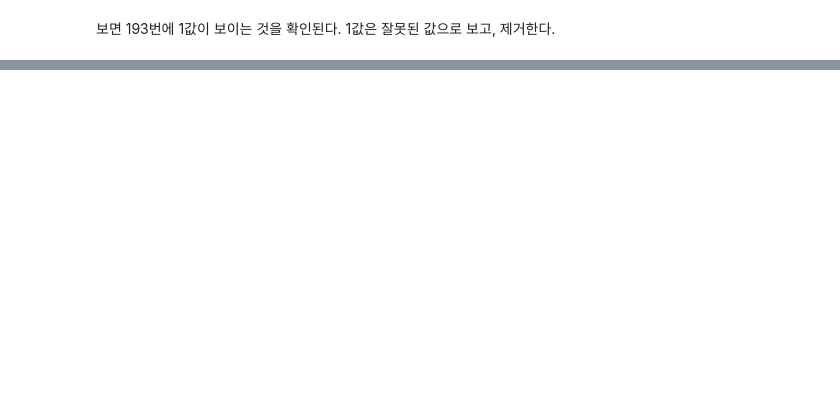
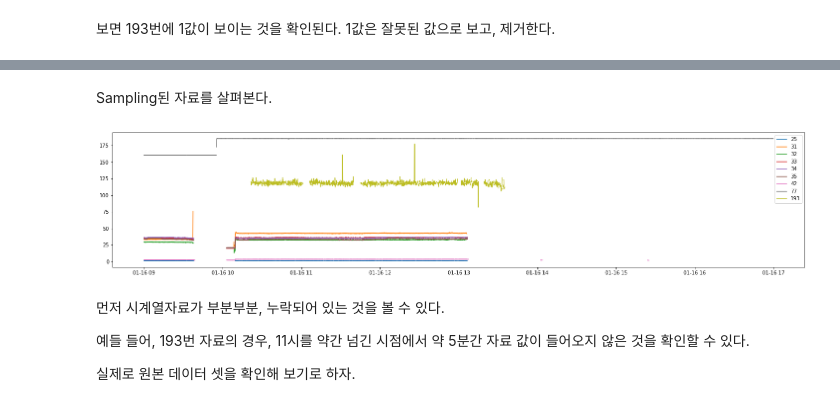
Before and after one commit to kpyopark/sample_iot_tags, a Jupyter notebook: raw_dataset_eda_and_refine.ipynb, the cells around one changed output, grey strips where cells are left out. Cells and saved outputs as stored; diff of their text form; code cells hidden in the pictures; blank space fills up the shorter version.

```diff
--- a/raw_dataset_eda_and_refine.ipynb
+++ b/raw_dataset_eda_and_refine.ipynb
@@ -123,6 +97,0 @@ indexed_values = tagvalues.set_index([pd.DatetimeIndex(tagvalues['DateAndTime'])
-# %%
-fig, ax = plt.subplots(figsize=(25,5))
-ma5 = indexed_values.groupby('TagIndex')['Val'].resample('5S', level=0).agg(['mean'])
-for key, grp in ma5.groupby('TagIndex'):
-  ax.plot(grp.index.get_level_values(level=1),grp['mean'],label=key)
-ax.legend()
@@ -154,0 +125,18 @@ ma5.loc[:, '2023-01-16 11:50:00':'2023-01-16 12:25:00']
+# %%
+def show_ma(df):
+  fig, ax = plt.subplots(figsize=(25,5))
+  for key, grp in df.groupby('TagIndex'):
+    ax.plot(grp.index.get_level_values(level=1),grp['mean'],label=key)
+  ax.legend()
+# %% [markdown]
+Sampling된 자료를 살펴본다.
+# %%
+show_ma(ma5)
+# %% [output]
+[figure, added]
+# %% [markdown]
+먼저 시계열자료가 부분부분, 누락되어 있는 것을 볼 수 있다.
+
+예들 들어, 193번 자료의 경우, 11시를 약간 넘긴 시점에서 약 5분간 자료 값이 들어오지 않은 것을 확인할 수 있다.
+
+실제로 원본 데이터 셋을 확인해 보기로 하자.
```
Also changed, not shown: parts of 66 cells of this notebook.
